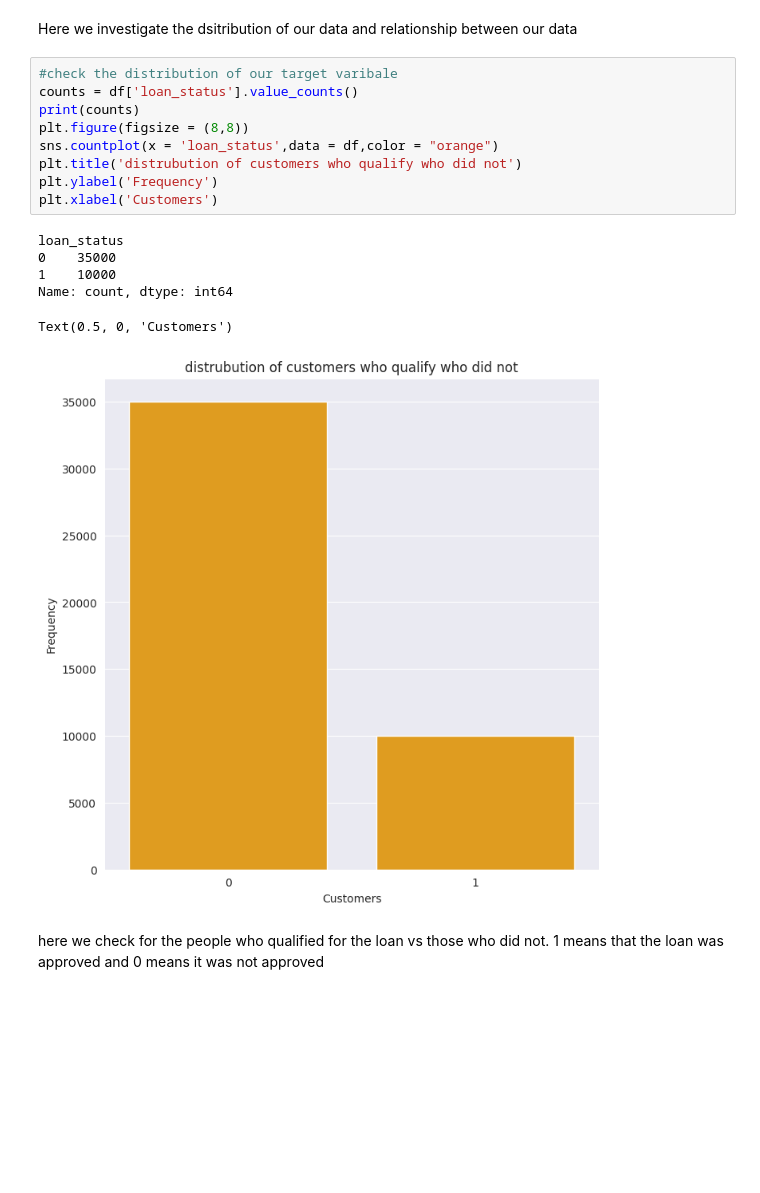
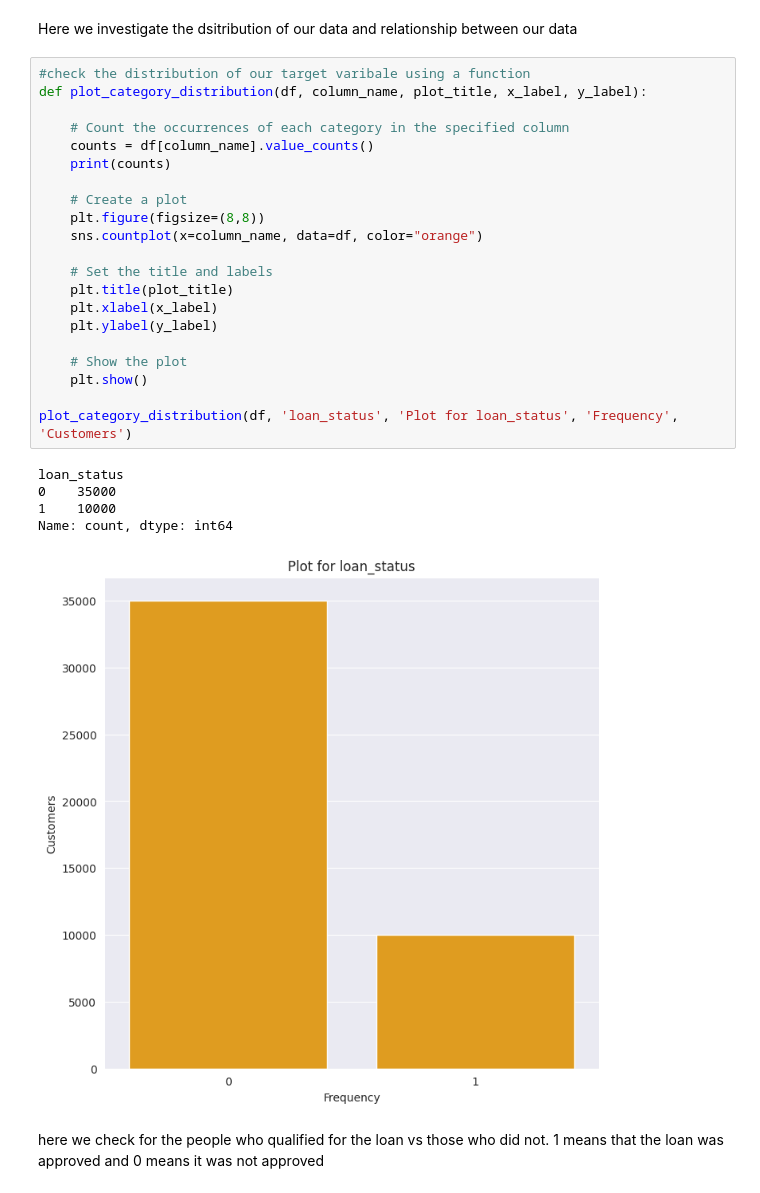
Before and after one commit to mwangikelvin201/Loan_approval-classification-, a Jupyter notebook: classifiaction.ipynb, the cells around one changed output. Saved outputs shown, nothing was run; the diff lists cells and outputs as text; blank space fills up the shorter version.

```diff
--- a/classifiaction.ipynb
+++ b/classifiaction.ipynb
@@ -180,21 +180,32 @@ The data has no unique identifiers so duplicates should not be a concern for thi
 # %% [markdown]
 Here we  investigate the dsitribution of our data and relationship between our data
 # %%
-#check the distribution of our target varibale
-counts = df['loan_status'].value_counts()
-print(counts)
-plt.figure(figsize = (8,8))
-sns.countplot(x = 'loan_status',data = df,color = "orange")
-plt.title('distrubution of customers who qualify who did not')
-plt.ylabel('Frequency')
-plt.xlabel('Customers')
+#check the distribution of our target varibale using a function
+def plot_category_distribution(df, column_name, plot_title, x_label, y_label):
+
+    # Count the occurrences of each category in the specified column
+    counts = df[column_name].value_counts()
+    print(counts)
+
+    # Create a plot
+    plt.figure(figsize=(8,8))
+    sns.countplot(x=column_name, data=df, color="orange")
+
+    # Set the title and labels
+    plt.title(plot_title)
+    plt.xlabel(x_label)
+    plt.ylabel(y_label)
+
+    # Show the plot
+    plt.show()
+
+plot_category_distribution(df, 'loan_status', 'Plot for loan_status', 'Frequency', 'Customers')
 # %% [output]
 loan_status
 0    35000
 1    10000
 Name: count, dtype: int64
-Text(0.5, 0, 'Customers')
-[figure, old version]
+[figure, new version]
 # %% [markdown]
 here we check for the people who qualified for the loan vs those who did not. 1 means that the loan was approved and 0 means it was not approved
 # %%
```
Also changed, not shown: parts of 10 cells of this notebook.
